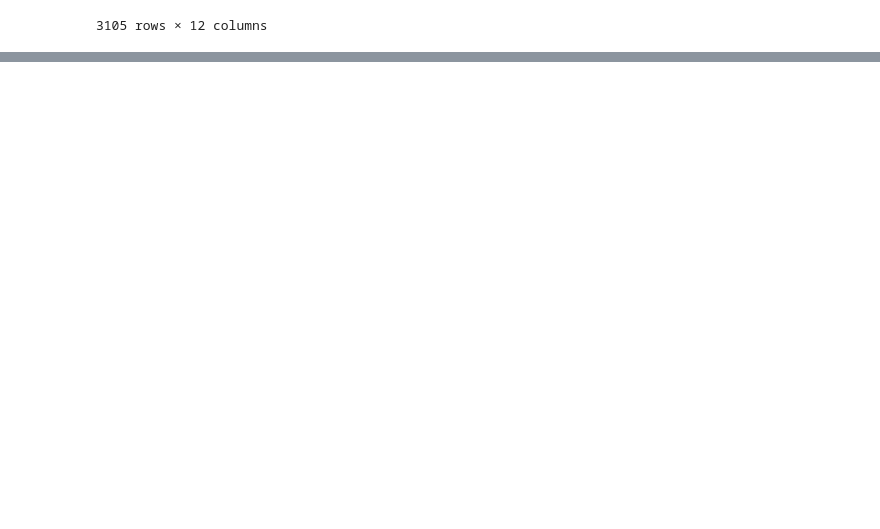
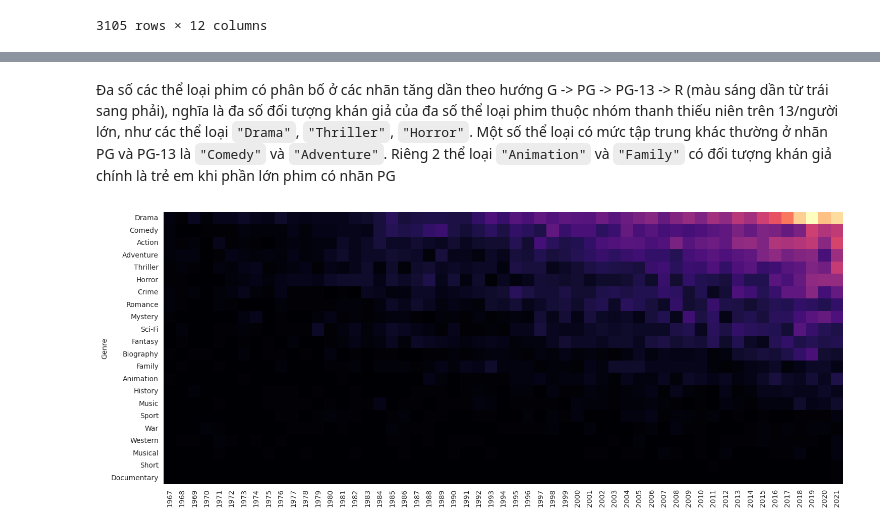
Before and after one commit to hoanglnt/DataVizLab1, a Jupyter notebook: src/explore.ipynb, the cells around one changed output, grey strips where cells are left out. Saved outputs shown, nothing was run; the diff lists cells and outputs as text; code cells hidden in the pictures; blank space fills up the shorter version.

```diff
--- a/src/explore.ipynb
+++ b/src/explore.ipynb
@@ -110,0 +116,19 @@ ax.set_ylim(1, 4)
+# %% [markdown]
+Đa số các thể loại phim có phân bố ở các nhãn tăng dần theo hướng G -> PG -> PG-13 -> R (màu sáng dần từ trái sang phải), nghĩa là đa số đối tượng khán giả của đa số thể loại phim thuộc nhóm thanh thiếu niên trên 13/người lớn, như các thể loại `"Drama"`, `"Thriller"`, `"Horror"`. Một số thể loại có mức tập trung khác thường ở nhãn PG và PG-13 là `"Comedy"` và `"Adventure"`. Riêng 2 thể loại `"Animation"` và `"Family"` có đối tượng khán giả chính là trẻ em khi phần lớn phim có nhãn PG
+# %%
+plt.figure(figsize=(20, 7))
+
+data = genres.apply(lambda x: df[df["Genre"].str.contains(x)]["Date"].value_counts()).fillna(0)
+data["Genre"] = genres
+
+data.set_index("Genre", inplace = True)
+
+data["sum"] = data.sum(axis = 1)
+data.sort_values("sum", ascending = False, inplace = True)
+
+data = data[list(range(1967, 2022))]
+
+ax = sns.heatmap(data, cmap = "magma", cbar = False)
+ax.set_aspect("equal")
+# %% [output]
+[figure, added]
```
Also changed, not shown: parts of 5 cells of this notebook.
